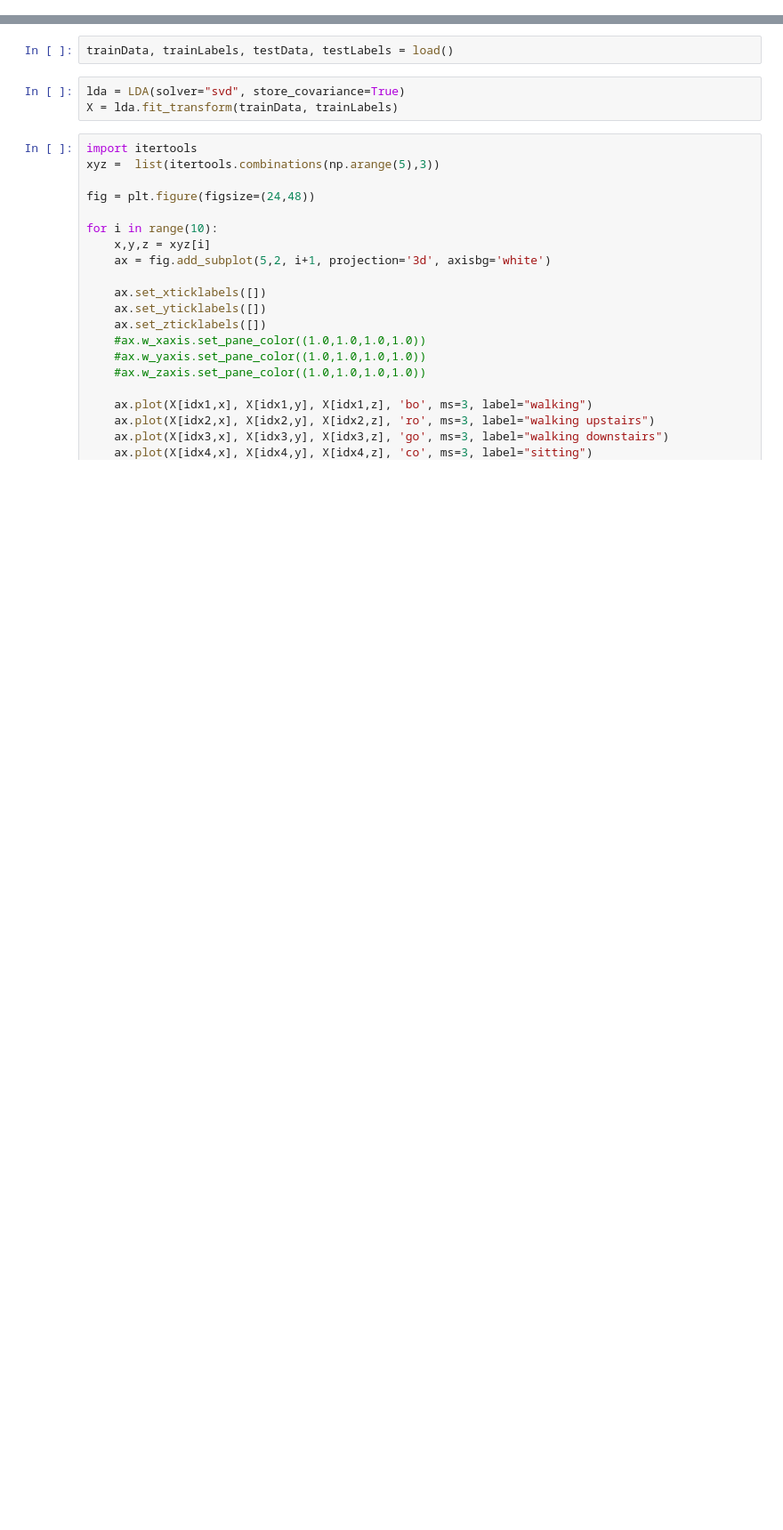
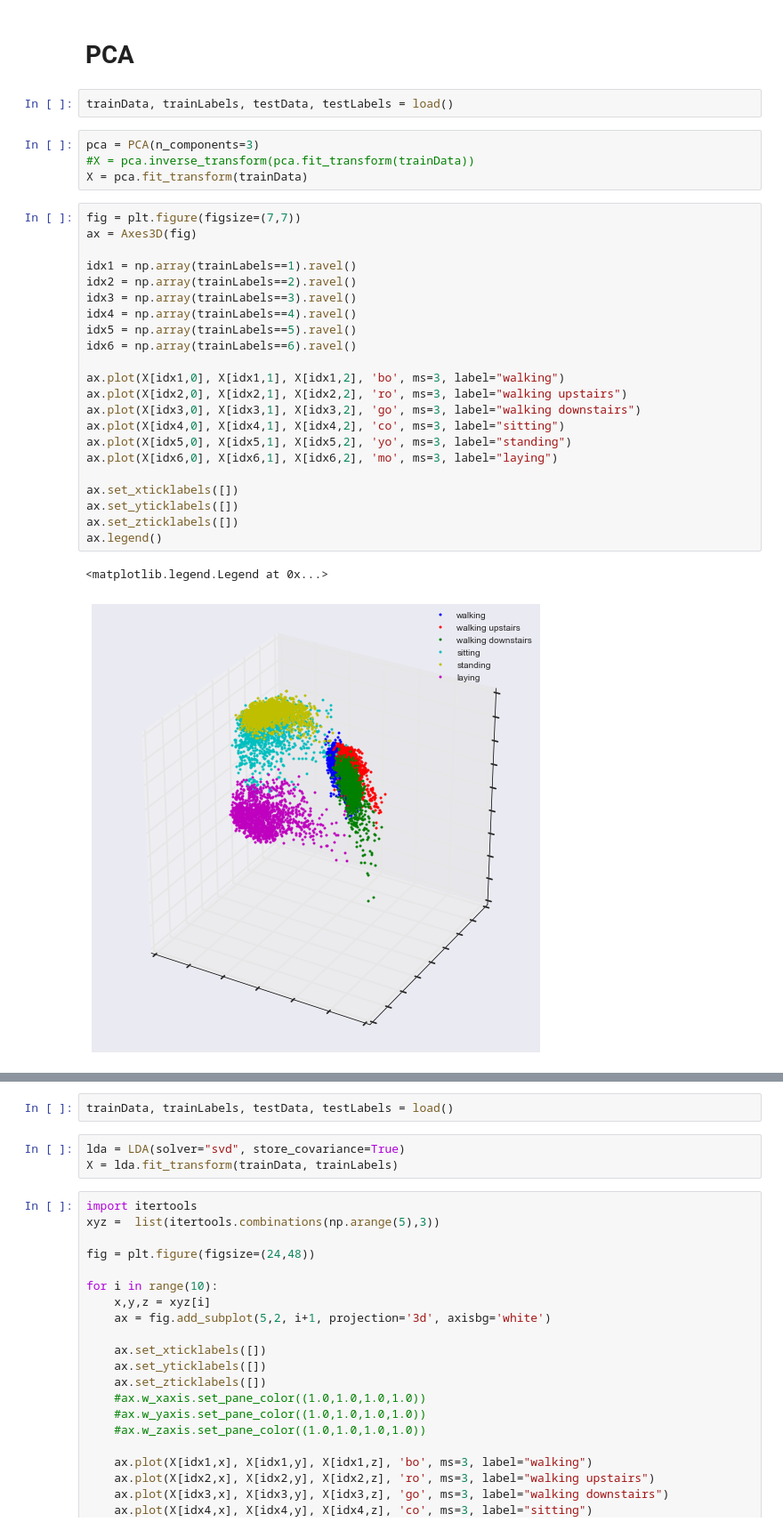
Before and after one commit to neillpatterson/CSC2515-Project, a Jupyter notebook: LDA_PCA.ipynb, the cells around one changed output, grey strips where cells are left out. Shown: that part at 89% size. Saved outputs shown, nothing was run; the diff lists cells and outputs as text; blank space fills up the shorter version.

```diff
--- a/LDA.ipynb
+++ b/LDA_PCA.ipynb
@@ -6,3 +7,36 @@ from loadData import load
 from mpl_toolkits.mplot3d import Axes3D
 
 %matplotlib inline
+# %% [markdown]
+# PCA
+# %%
+trainData, trainLabels, testData, testLabels = load()
+# %%
+pca = PCA(n_components=3)
+#X = pca.inverse_transform(pca.fit_transform(trainData))
+X = pca.fit_transform(trainData)
+# %%
+fig = plt.figure(figsize=(7,7))
+ax = Axes3D(fig)
+
+idx1 = np.array(trainLabels==1).ravel()
+idx2 = np.array(trainLabels==2).ravel()
+idx3 = np.array(trainLabels==3).ravel()
+idx4 = np.array(trainLabels==4).ravel()
+idx5 = np.array(trainLabels==5).ravel()
+idx6 = np.array(trainLabels==6).ravel()
+
+ax.plot(X[idx1,0], X[idx1,1], X[idx1,2], 'bo', ms=3, label="walking")
+ax.plot(X[idx2,0], X[idx2,1], X[idx2,2], 'ro', ms=3, label="walking upstairs")
+ax.plot(X[idx3,0], X[idx3,1], X[idx3,2], 'go', ms=3, label="walking downstairs")
+ax.plot(X[idx4,0], X[idx4,1], X[idx4,2], 'co', ms=3, label="sitting")
+ax.plot(X[idx5,0], X[idx5,1], X[idx5,2], 'yo', ms=3, label="standing")
+ax.plot(X[idx6,0], X[idx6,1], X[idx6,2], 'mo', ms=3, label="laying")
+
+ax.set_xticklabels([])
+ax.set_yticklabels([])
+ax.set_zticklabels([])
+ax.legend()
+# %% [output]
+<matplotlib.legend.Legend at 0x...>
+[figure, added]
```
Also changed, not shown: parts of 2 cells of this notebook, 6 other files.
